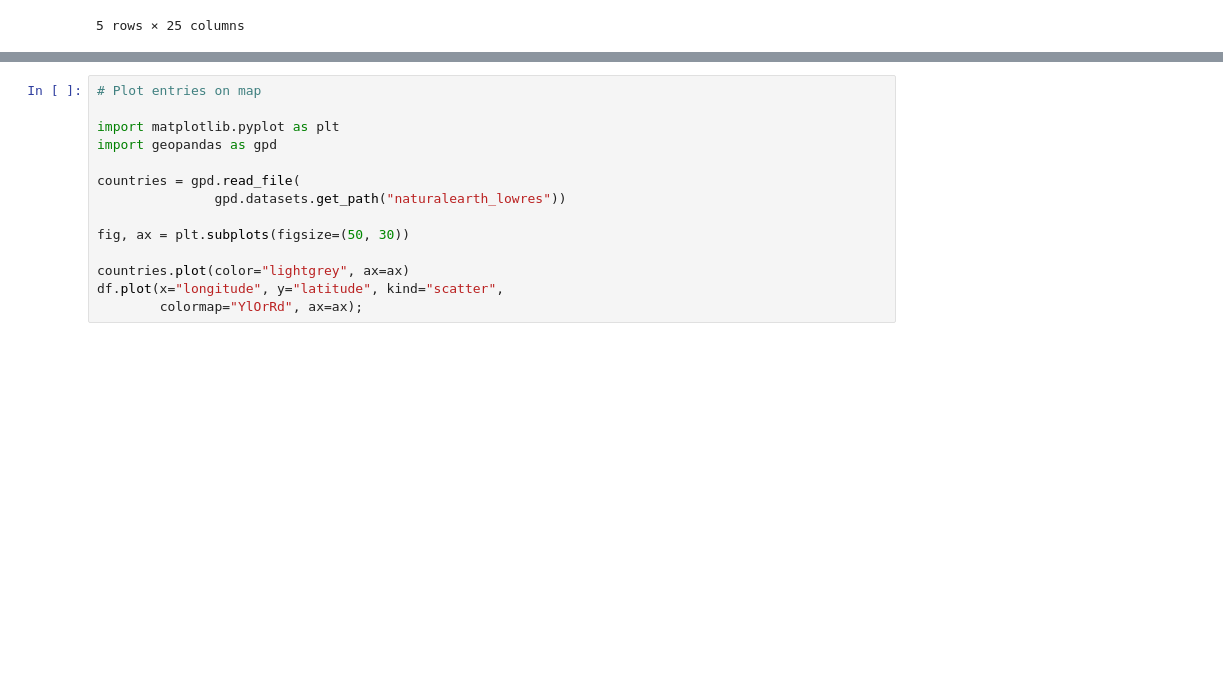
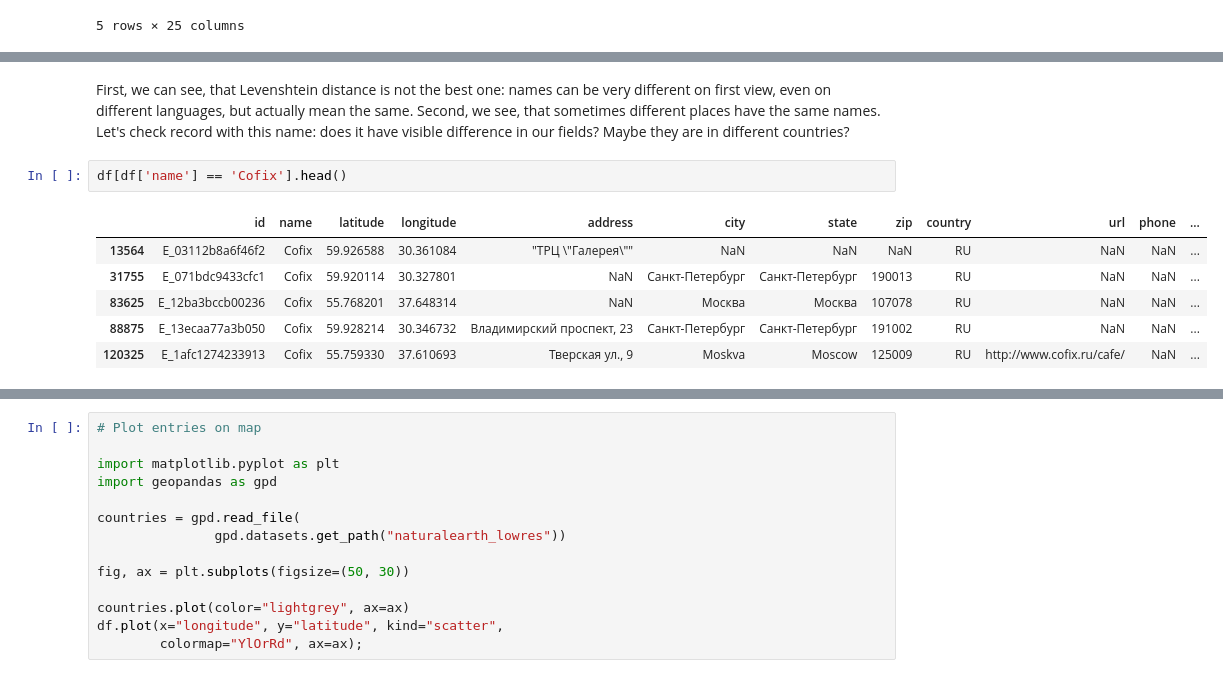
Before and after one commit to ParalogyX/Foursquare_Location_Matching, a Jupyter notebook: first_notebook.ipynb, the cells around one changed output, grey strips where cells are left out. Cells and saved outputs as stored; diff of their text form; blank space fills up the shorter version.

```diff
--- a/first_notebook.ipynb
+++ b/first_notebook.ipynb
@@ -324,0 +446,12 @@ df_pairs[is_in_list].head()
+# %% [markdown]
+First, we can see, that Levenshtein distance is not the best one: names can be very different on first view, even on different languages, but actually mean the same.
+Second, we see, that sometimes different places have the same names. Let's check record with this name: does it have visible difference in our fields? Maybe they are in different countries?
+# %%
+df[df['name'] == 'Cofix'].head()
+# %% [output]
+|  | id | name | latitude | longitude | address | city | state | zip | country | url | phone | ... |
+| 13564 | E_03112b8a6f46f2 | Cofix | 59.926588 | 30.361084 | "ТРЦ \"Галерея\"" | NaN | NaN | NaN | RU | NaN | NaN | ... |
+| 31755 | E_071bdc9433cfc1 | Cofix | 59.920114 | 30.327801 | NaN | Санкт-Петербург | Санкт-Петербург | 190013 | RU | NaN | NaN | ... |
+| 83625 | E_12ba3bccb00236 | Cofix | 55.768201 | 37.648314 | NaN | Москва | Москва | 107078 | RU | NaN | NaN | ... |
+| 88875 | E_13ecaa77a3b050 | Cofix | 59.928214 | 30.346732 | Владимирский проспект, 23 | Санкт-Петербург | Санкт-Петербург | 191002 | RU | NaN | NaN | ... |
+| 120325 | E_1afc1274233913 | Cofix | 55.759330 | 37.610693 | Тверская ул., 9 | Moskva | Moscow | 125009 | RU | http://www.cofix.ru/cafe/ | NaN | ... |
```
Also changed, not shown: parts of 17 cells of this notebook.
